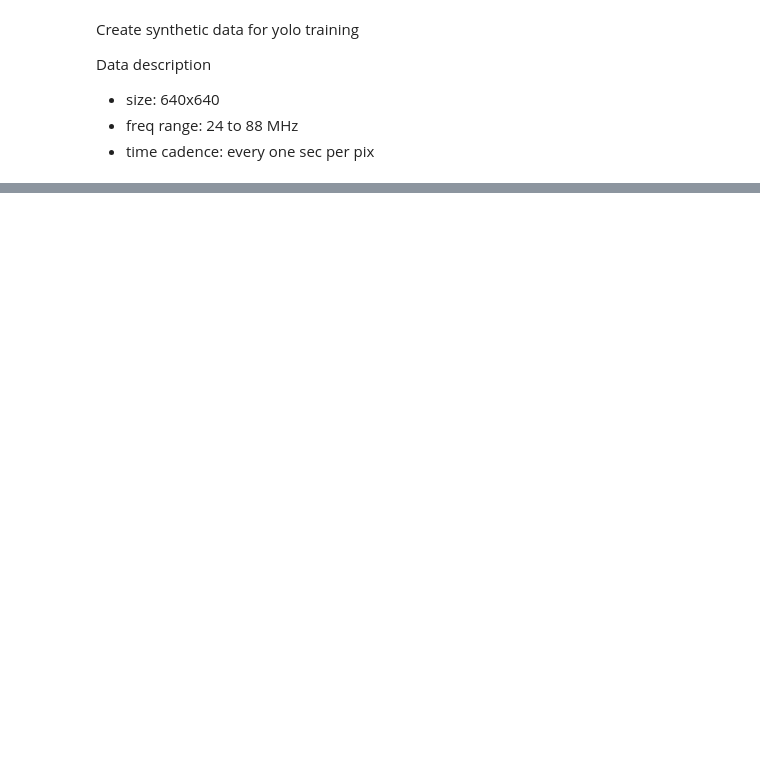
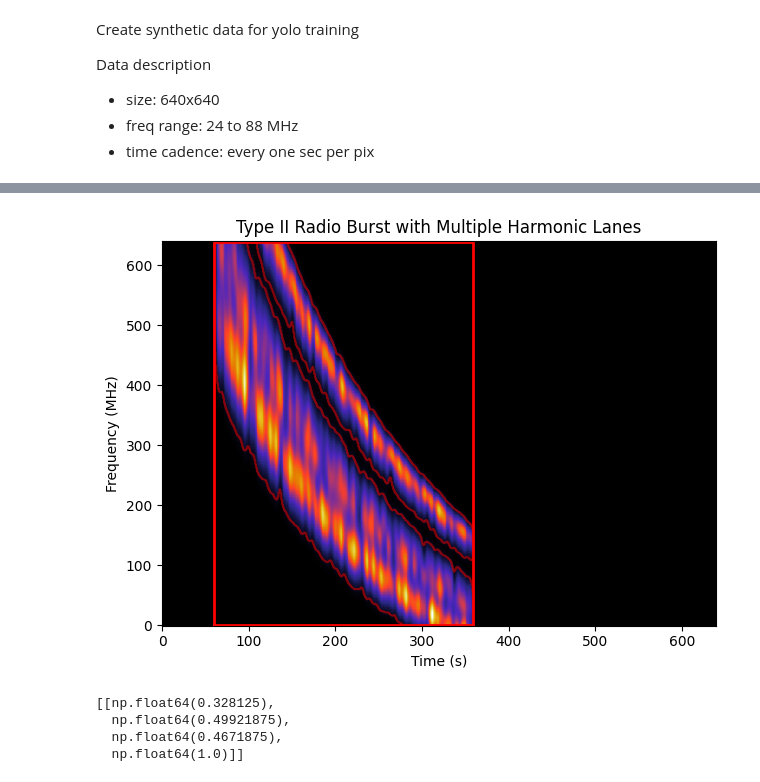
Before and after one commit to peijin94/PhySynthTrainer, a Jupyter notebook: example/demo.ipynb, the cells around one changed output, grey strips where cells are left out. Saved outputs shown, nothing was run; the diff lists cells and outputs as text; code cells hidden in the pictures; blank space fills up the shorter version.

Commit message:
passed all test

```diff
--- a/example/demo.ipynb
+++ b/example/demo.ipynb
@@ -260,0 +264,53 @@ Plotted 25 labels from demo_bursts.txt
+# %%
+from physynthtrainer import burstGen
+
+img_bursts, mask, bboxes =burstGen.generate_type_2_burst(
+        freq_range=[30, 85],
+        t_res=0.5,
+        t_start=0.0,
+        N_freq=640,
+        N_time=640,
+        v_shock=800,  # km/s
+        t_s_start=30.0,
+        t_s_end=180.0,
+        eff_starting_freq=100,  # MHz
+        laneNUM=6,
+        harmonic_overlap=False
+    )
+
+plt.imshow(img_bursts.T, interpolation='nearest', aspect='auto', origin='lower', cmap='CMRmap',
+               )
+
+# Plot mask contour
+plt.contour(mask.T, levels=[0.5], colors='r', alpha=0.5)
+
+
+# Convert YOLO bbox to matplotlib format
+
+if len(bboxes) > 0:
+    for bbox in bboxes:
+        x_center, y_center, width, height = bbox
+
+        img_height, img_width = mask.shape
+
+        xmin = int((x_center - width / 2) * img_width)
+        xmax = int((x_center + width / 2) * img_width)
+        ymin = int((y_center - height / 2) * img_height)
+        ymax = int((y_center + height / 2) * img_height)
+
+        plt.plot([xmin, xmax, xmax, xmin, xmin], [ymin, ymin, ymax, ymax, ymin], 'r-', linewidth=2)
+plt.xlabel('Time (s)')
+plt.ylabel('Frequency (MHz)')
+plt.title('Type II Radio Burst with Multiple Harmonic Lanes')
+plt.tight_layout()
+plt.savefig('test_type_2_burst.png', dpi=150, bbox_inches='tight')
+plt.show()
+# %% [output]
+[figure, added]
+# %%
+bbox
+# %% [output]
+[[np.float64(0.328125),
+  np.float64(0.49921875),
+  np.float64(0.4671875),
+  np.float64(1.0)]]
```
Also changed, not shown: parts of 7 cells of this notebook, 12 other files.
